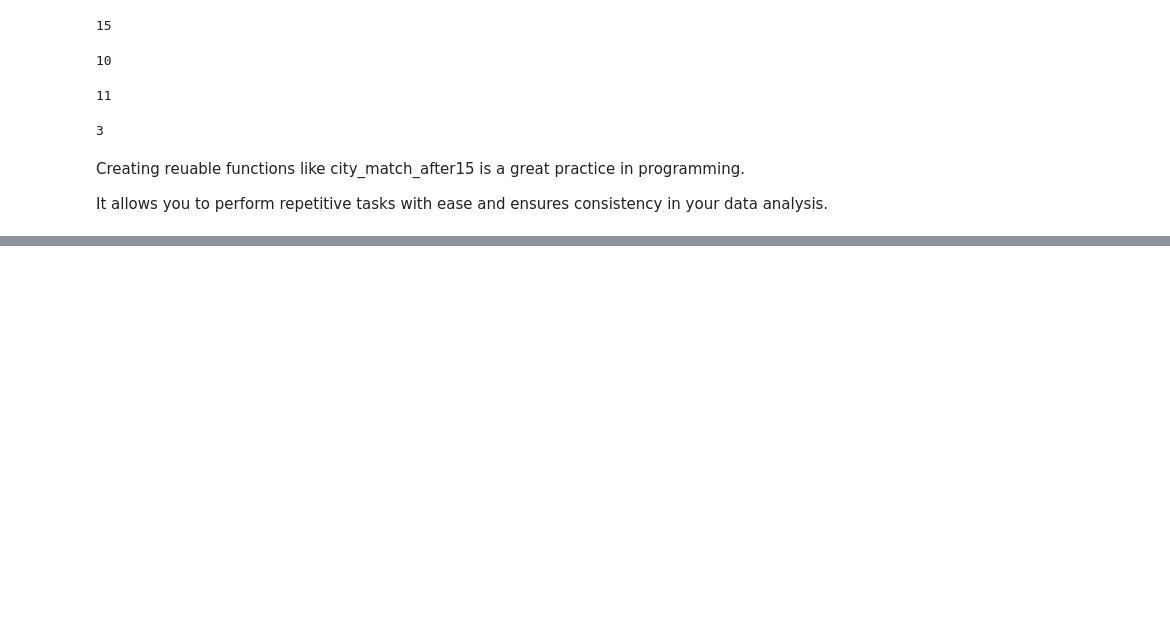
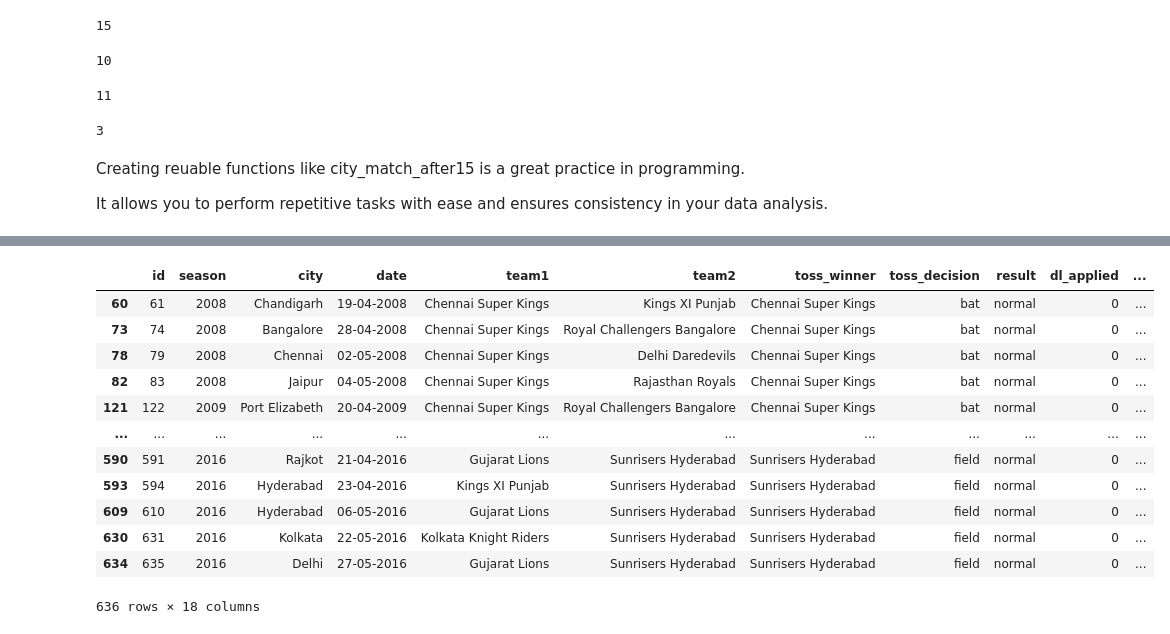
Before and after one commit to Srishti36912/Python_clg, a Jupyter notebook: ipl.ipynb, the cells around one changed output, grey strips where cells are left out. Cells and saved outputs as stored; diff of their text form; code cells hidden in the pictures; blank space fills up the shorter version.

```diff
--- a/ipl.ipynb
+++ b/ipl.ipynb
@@ -505,0 +637,16 @@ It allows you to perform repetitive tasks with ease and ensures consistency in y
+# %%
+df.sort_values(['toss_decision','toss_winner'])
+# %% [output]
+|  | id | season | city | date | team1 | team2 | toss_winner | toss_decision | result | dl_applied | ... |
+| 60 | 61 | 2008 | Chandigarh | 19-04-2008 | Chennai Super Kings | Kings XI Punjab | Chennai Super Kings | bat | normal | 0 | ... |
+| 73 | 74 | 2008 | Bangalore | 28-04-2008 | Chennai Super Kings | Royal Challengers Bangalore | Chennai Super Kings | bat | normal | 0 | ... |
+| 78 | 79 | 2008 | Chennai | 02-05-2008 | Chennai Super Kings | Delhi Daredevils | Chennai Super Kings | bat | normal | 0 | ... |
+| 82 | 83 | 2008 | Jaipur | 04-05-2008 | Chennai Super Kings | Rajasthan Royals | Chennai Super Kings | bat | normal | 0 | ... |
+| 121 | 122 | 2009 | Port Elizabeth | 20-04-2009 | Chennai Super Kings | Royal Challengers Bangalore | Chennai Super Kings | bat | normal | 0 | ... |
+| ... | ... | ... | ... | ... | ... | ... | ... | ... | ... | ... | ... |
+| 590 | 591 | 2016 | Rajkot | 21-04-2016 | Gujarat Lions | Sunrisers Hyderabad | Sunrisers Hyderabad | field | normal | 0 | ... |
+| 593 | 594 | 2016 | Hyderabad | 23-04-2016 | Kings XI Punjab | Sunrisers Hyderabad | Sunrisers Hyderabad | field | normal | 0 | ... |
+| 609 | 610 | 2016 | Hyderabad | 06-05-2016 | Gujarat Lions | Sunrisers Hyderabad | Sunrisers Hyderabad | field | normal | 0 | ... |
+| 630 | 631 | 2016 | Kolkata | 22-05-2016 | Kolkata Knight Riders | Sunrisers Hyderabad | Sunrisers Hyderabad | field | normal | 0 | ... |
+| 634 | 635 | 2016 | Delhi | 27-05-2016 | Gujarat Lions | Sunrisers Hyderabad | Sunrisers Hyderabad | field | normal | 0 | ... |
+636 rows × 18 columns
```
Also changed, not shown: parts of 14 cells of this notebook.
